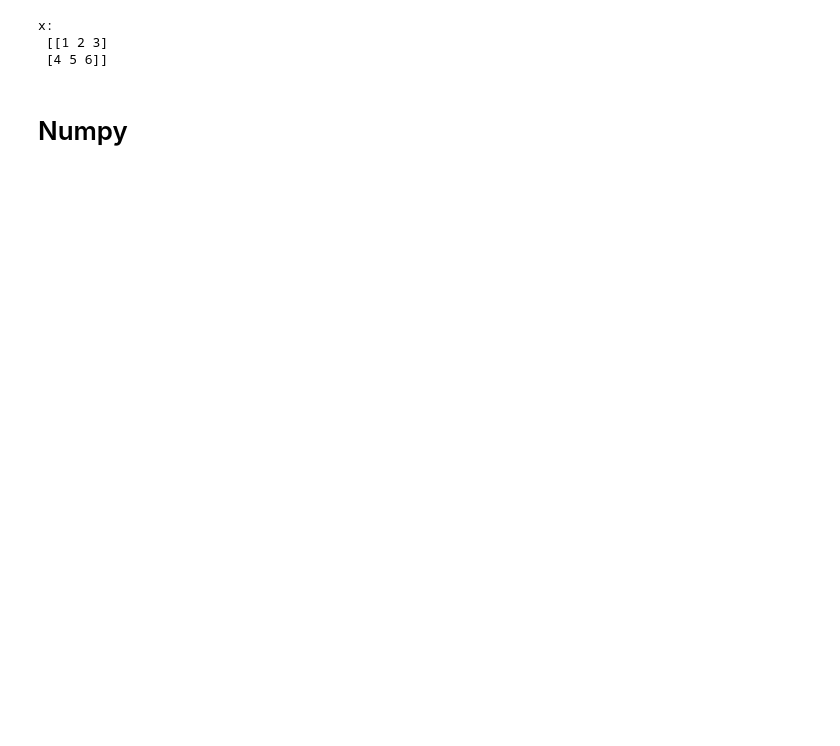
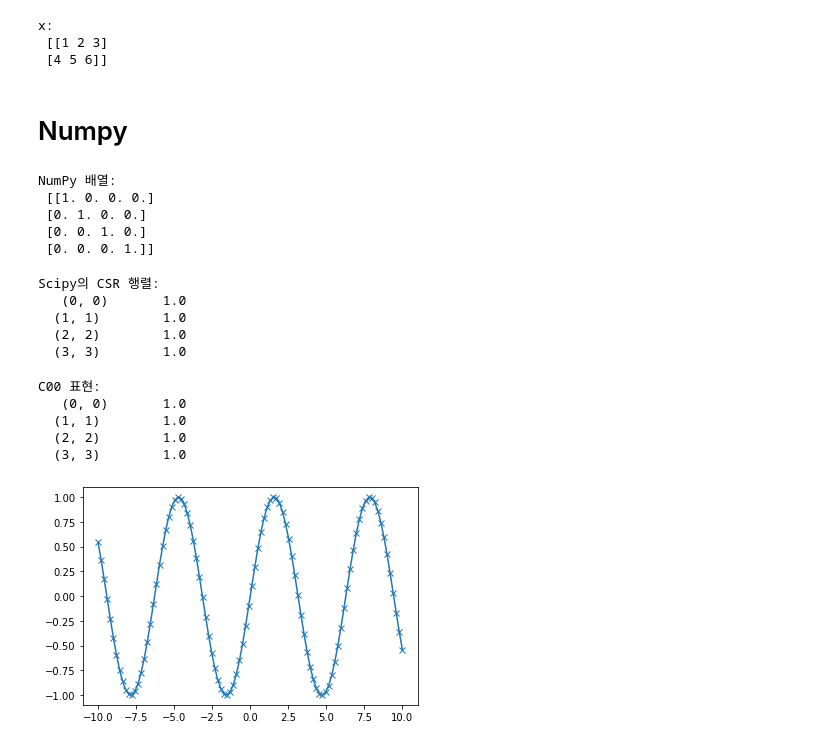
Before and after one commit to sungmin98/sungminai, a Jupyter notebook: sungmin1.ipynb, the cells around one changed output. Drawn from its saved outputs; the diff is of its cells as text; code cells hidden in the pictures; blank space fills up the shorter version.

```diff
--- a/sungmin1.ipynb
+++ b/sungmin1.ipynb
@@ -11,3 +11,51 @@ x:
  [4 5 6]]
 # %% [markdown]
 # Numpy
+# %%
+from scipy import sparse
+
+# 대각선 원소는 1이고 나머지는 0인 2차원 NumPy 배열을 만듦.
+eye = np.eye(4)
+print ("NumPy 배열:\n", eye)
+# %% [output]
+NumPy 배열:
+ [[1. 0. 0. 0.]
+ [0. 1. 0. 0.]
+ [0. 0. 1. 0.]
+ [0. 0. 0. 1.]]
+# %%
+# NumPy 배열을 CSR 포맷의 SciPy 희소 행렬로 변환
+# 0이 아닌 원소만 저장됨
+# (참고) CSR: Compressed sparse row. 행의 인덱스를 압축하여 저장
+sparse_matrix = sparse.csr_matrix(eye)
+print ("Scipy의 CSR 행렬: \n", sparse_matrix)
+# %% [output]
+Scipy의 CSR 행렬:
+   (0, 0)       1.0
+  (1, 1)        1.0
+  (2, 2)        1.0
+  (3, 3)        1.0
+# %%
+data = np.ones(4)
+row_indices = np.arange(4)
+col_indices = np.arange(4)
+eye_coo = sparse.coo_matrix((data, (row_indices, col_indices)))
+print ("C00 표현:\n" , eye_coo)
+# %% [output]
+C00 표현:
+   (0, 0)       1.0
+  (1, 1)        1.0
+  (2, 2)        1.0
+  (3, 3)        1.0
+# %%
+import matplotlib.pyplot as plt
+
+#-10에서 10까지 100개의 간격으로 나뉘어진 배열을 생성
+x = np.linspace(-10, 10, 100)
+# sin 함수를 사용하여 y배열을 생성
+y = np.sin(x)
+# plot 함수는 한 배열의 값을 다른 배열에 대응해서 선 그래프를 그림
+plt.plot(x, y, marker='x')
+plt.show()
+# %% [output]
+[figure, added]
```
Also changed, not shown: parts of 4 cells of this notebook.
